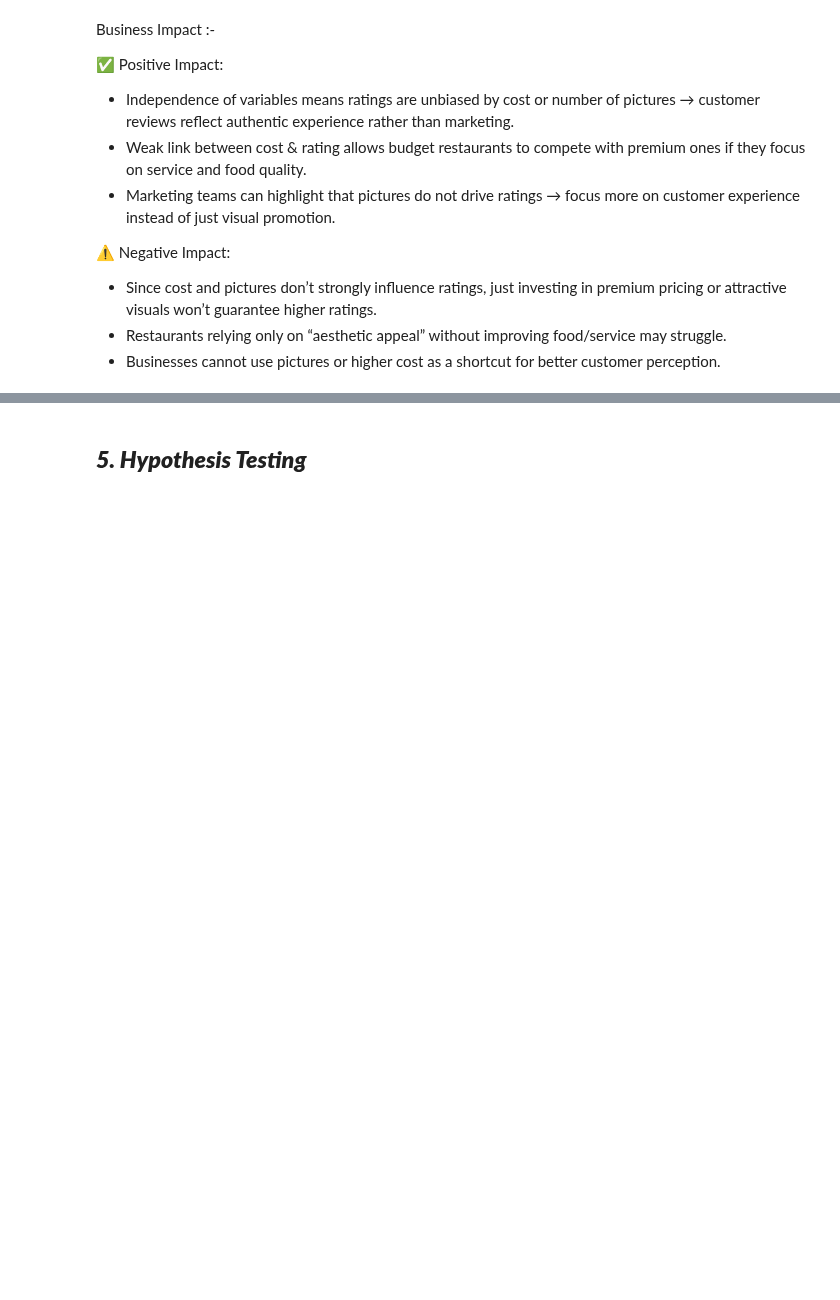
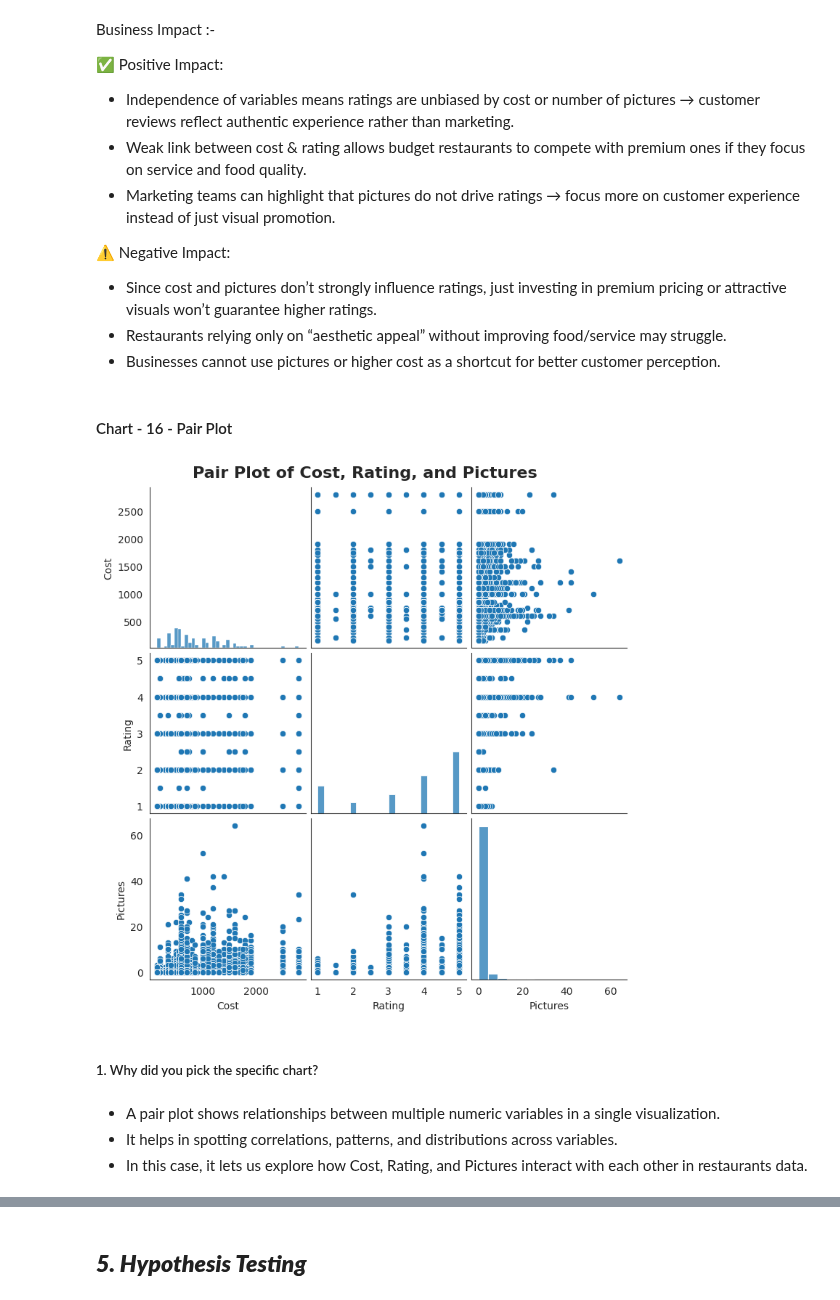
Before and after one commit to Ash99-commits/Unsupervised_ML_Zomato-Restaurant_Clustering_And_Sentiment_Analysis, a Jupyter notebook: Unsupervised_ML_Zomato_Restaurant_Clustering_And_Sentiment_Analysis_Ashwani_Kumar_Patra.ipynb, the cells around one changed output, grey strips where cells are left out. Cells and saved outputs as stored; diff of their text form; code cells hidden in the pictures; blank space fills up the shorter version.

Commit message:
Chart 16 - Pair Plot of Cost, Rating, and Pictures, plotted, insights are driven from it, along with its business impact [both positive and negative(if any)].

```diff
--- a/Unsupervised_ML_Zomato_Restaurant_Clustering_And_Sentiment_Analysis_Ashwani_Kumar_Patra.ipynb
+++ b/Unsupervised_ML_Zomato_Restaurant_Clustering_And_Sentiment_Analysis_Ashwani_Kumar_Patra.ipynb
@@ -1736,3 +1736,24 @@ Business Impact :-
 *  Since cost and pictures don’t strongly influence ratings, just investing in premium pricing or attractive visuals won’t guarantee higher ratings.
 *  Restaurants relying only on “aesthetic appeal” without improving food/service may struggle.
 *  Businesses cannot use pictures or higher cost as a shortcut for better customer perception.
+# %% [markdown]
+#### Chart - 16 - Pair Plot
+# %%
+# Chart 16 Visualization Code - Pair Plot of Cost, Rating, and Pictures
+
+# Selecting key variables for the pair plot
+selected_columns = ['Cost', 'Rating', 'Pictures']
+pair_plot_data = combined_data[selected_columns]
+
+# Creating the pair plot
+sns.pairplot(pair_plot_data)
+plt.suptitle('Pair Plot of Cost, Rating, and Pictures', y=1.02, fontsize=16, fontweight='bold')
+plt.show()
+# %% [output]
+[figure, added]
+# %% [markdown]
+##### 1. Why did you pick the specific chart?
+# %% [markdown]
+*  A pair plot shows relationships between multiple numeric variables in a single visualization.
+*  It helps in spotting correlations, patterns, and distributions across variables.
+*  In this case, it lets us explore how Cost, Rating, and Pictures interact with each other in restaurants data.
```
Also changed, not shown: parts of 4 cells of this notebook.
